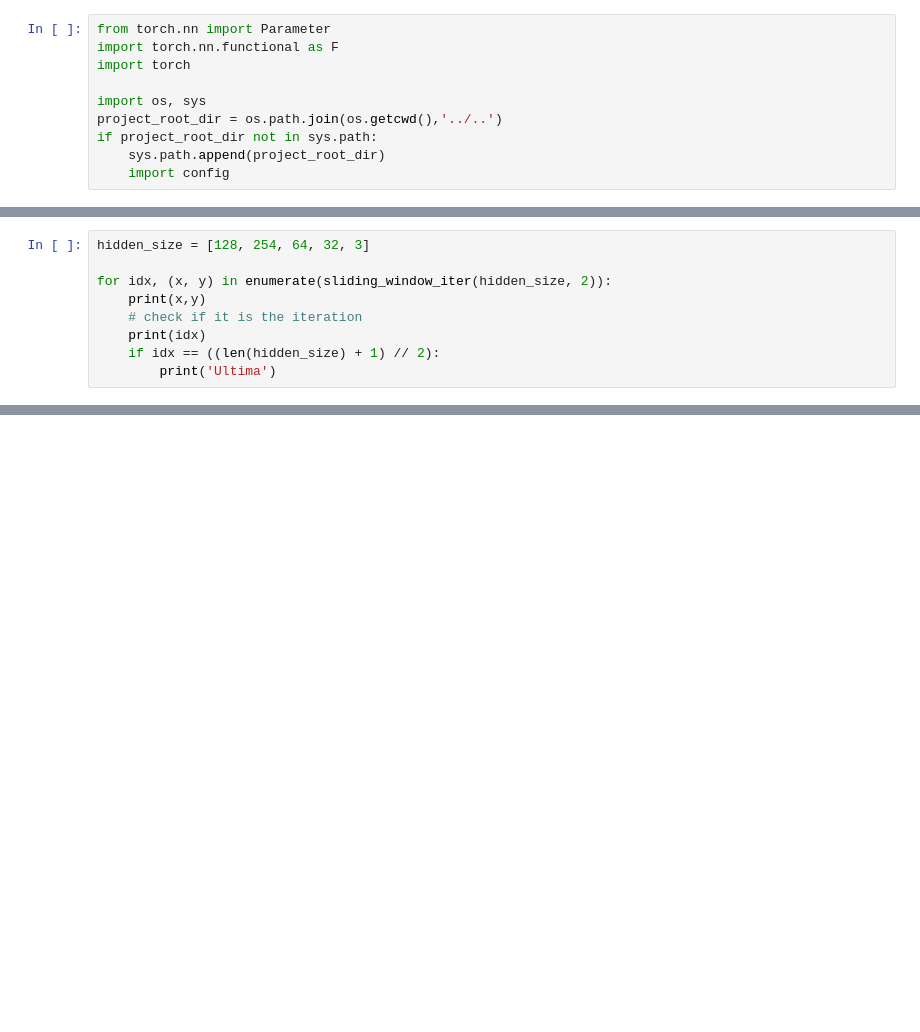
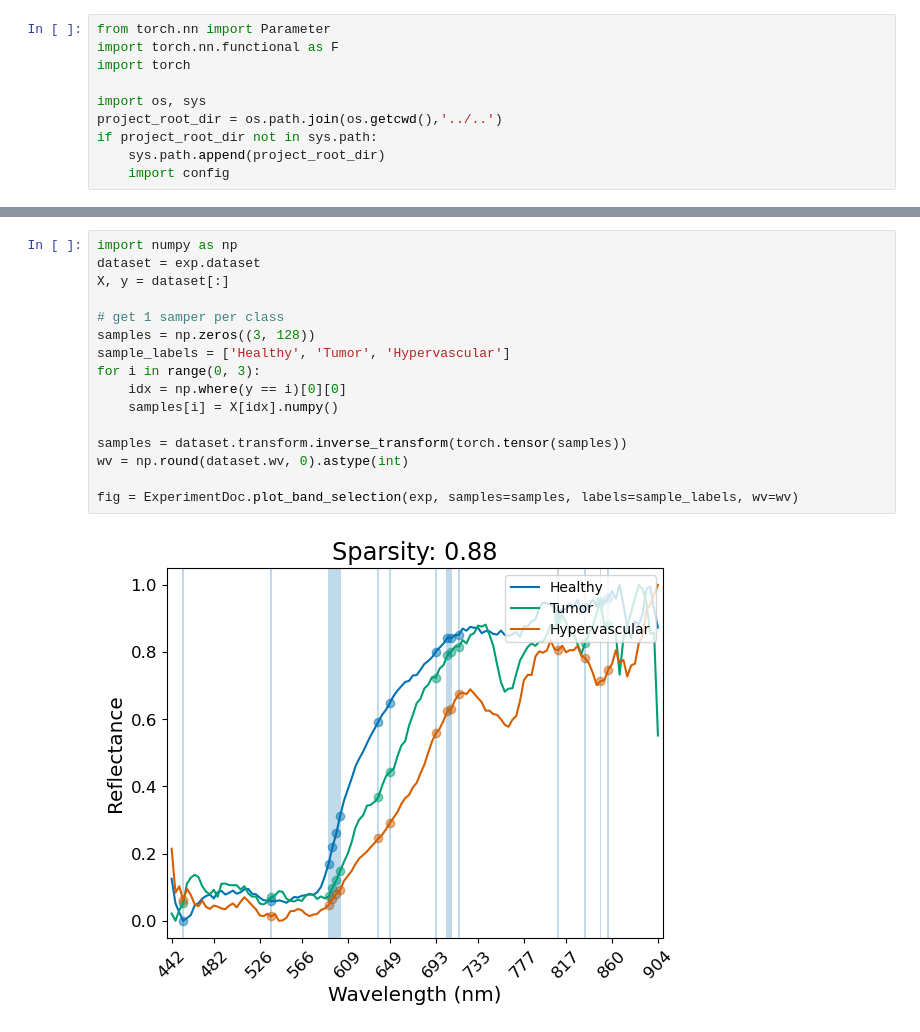
Before and after one commit to SolidusAbi/Thesis, a Jupyter notebook: Chapter 6/HSI/band_selection.ipynb, the cells around one changed output, grey strips where cells are left out. Cells and saved outputs as stored; diff of their text form; blank space fills up the shorter version.

```diff
--- a/Chapter 6/HSI/band_selection.ipynb
+++ b/Chapter 6/HSI/band_selection.ipynb
@@ -384,9 +10,0 @@ os.path.join(config.BRAIN_HSI_DIR, 'preprocessed/data/no_outliers/VNIRimagesOp8C
-# %%
-hidden_size = [128, 254, 64, 32, 3]
-
-for idx, (x, y) in enumerate(sliding_window_iter(hidden_size, 2)):
-    print(x,y)
-    # check if it is the iteration
-    print(idx)
-    if idx == ((len(hidden_size) + 1) // 2):
-        print('Ultima')
@@ -490,0 +48,18 @@ plt.show()
+# %%
+import numpy as np
+dataset = exp.dataset
+X, y = dataset[:]
+
+# get 1 samper per class
+samples = np.zeros((3, 128))
+sample_labels = ['Healthy', 'Tumor', 'Hypervascular']
+for i in range(0, 3):
+    idx = np.where(y == i)[0][0]
+    samples[i] = X[idx].numpy()
+
+samples = dataset.transform.inverse_transform(torch.tensor(samples))
+wv = np.round(dataset.wv, 0).astype(int)
+
+fig = ExperimentDoc.plot_band_selection(exp, samples=samples, labels=sample_labels, wv=wv)
+# %% [output]
+[figure, added]
```
Also changed, not shown: parts of 27 cells of this notebook, 16 other files.
